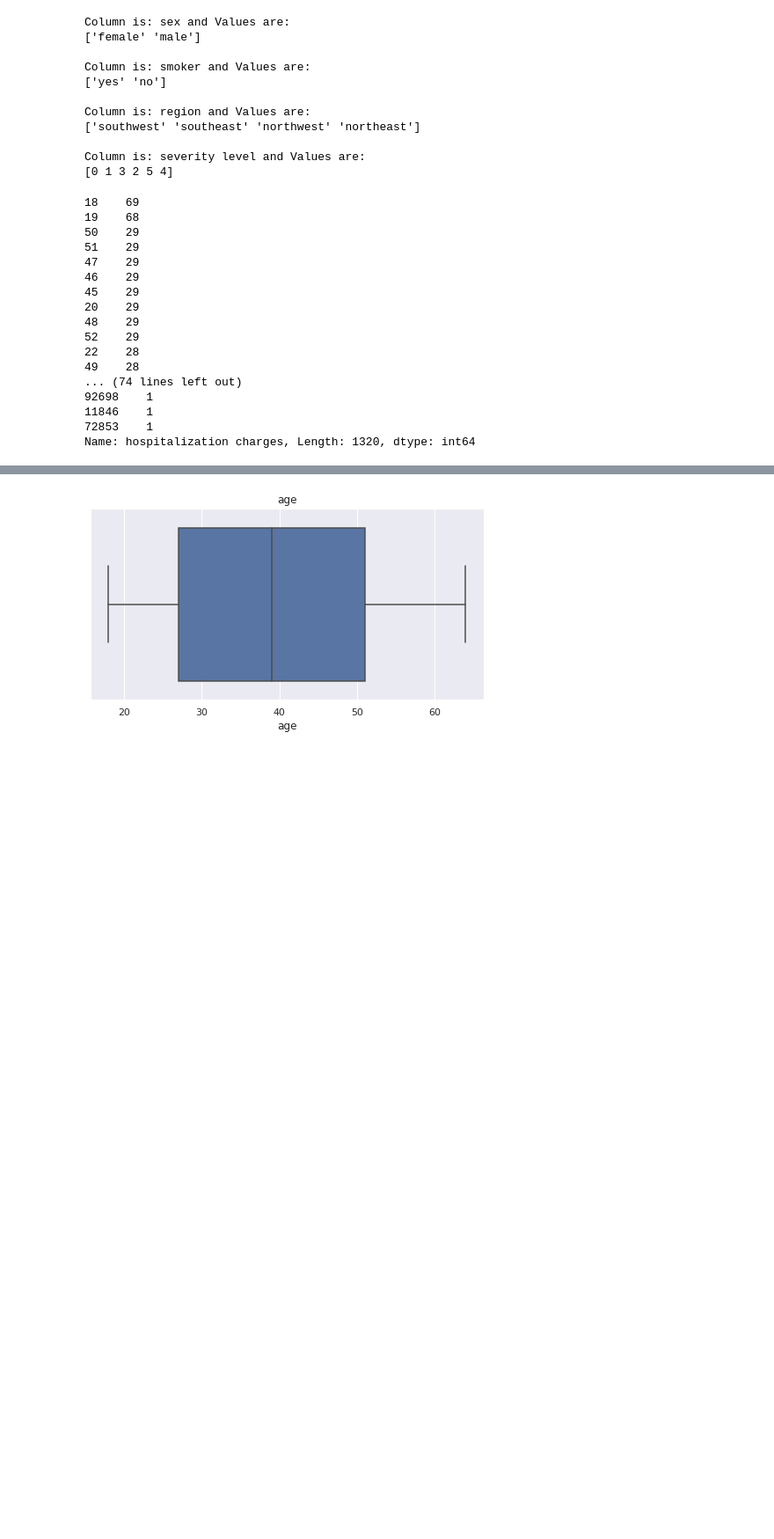
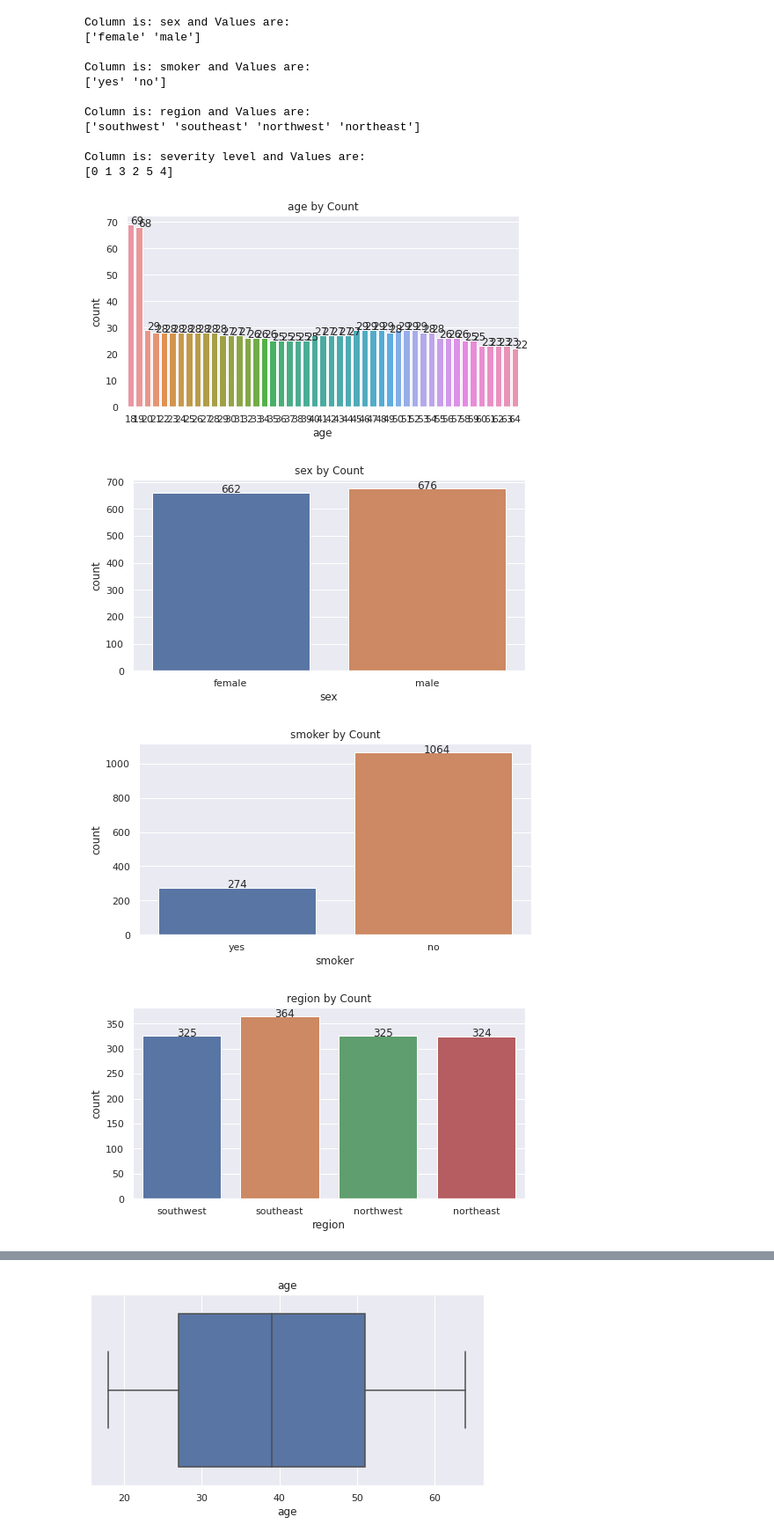
Before and after one commit to pkmariya/Scaler01, a Jupyter notebook: Apollo_CaseStudy_Mariya_DSML22.ipynb, the cells around one changed output, grey strips where cells are left out. Shown at 88% size. Cells and saved outputs as stored; diff of their text form; code cells hidden in the pictures; blank space fills up the shorter version.

```diff
--- a/Apollo_CaseStudy_Mariya_DSML22.ipynb
+++ b/Apollo_CaseStudy_Mariya_DSML22.ipynb
@@ -216,0 +215,5 @@ array([0, 1, 3, 2, 5, 4])
+# %%
+for col in work_df.columns:
+  attribute_cnt = {f'{col} Count' : work_df[col].value_counts()}
+  attribute_cnt = pd.DataFrame(attribute_cnt)
+  print(attribute_cnt)
@@ -216,0 +240,3 @@ array([0, 1, 3, 2, 5, 4])
+# %%
+subset_df = work_df[work_df.columns.unique() < 10]
+subset_df
@@ -216,0 +245,6 @@ array([0, 1, 3, 2, 5, 4])
+# %%
+
+for col in work_df.columns:
+  if len(work_df[col].unique()) < 10:
+    subset_df.append(col)
+subset_df
@@ -232,24 +269,16 @@ Column is: region and Values are:
 
 Column is: severity level and Values are:
 [0 1 3 2 5 4]
-# %%
-for col in work_df.columns:
-  print(work_df[col].value_counts())
-# %% [output]
-18    69
-19    68
-50    29
-51    29
-47    29
-46    29
-45    29
-20    29
-48    29
-52    29
-22    28
-49    28
-... (74 lines left out)
-92698    1
-11846    1
-72853    1
-Name: hospitalization charges, Length: 1320, dtype: int64
+# %%
+# Count plot for all attributes
+for col in work_df.columns:
+  ax = sns.countplot(data=work_df, x=col)
+  plt.title(f"{col} by Count")
+  for p in ax.patches:
+    ax.annotate(p.get_height(), (p.get_x()+0.35, p.get_height()+0.05))
+  plt.show()
+# %% [output]
+[figure, added]
+[figure, added]
+[figure, added]
+[figure, added]
```
Also changed, not shown: parts of 11 cells of this notebook.
